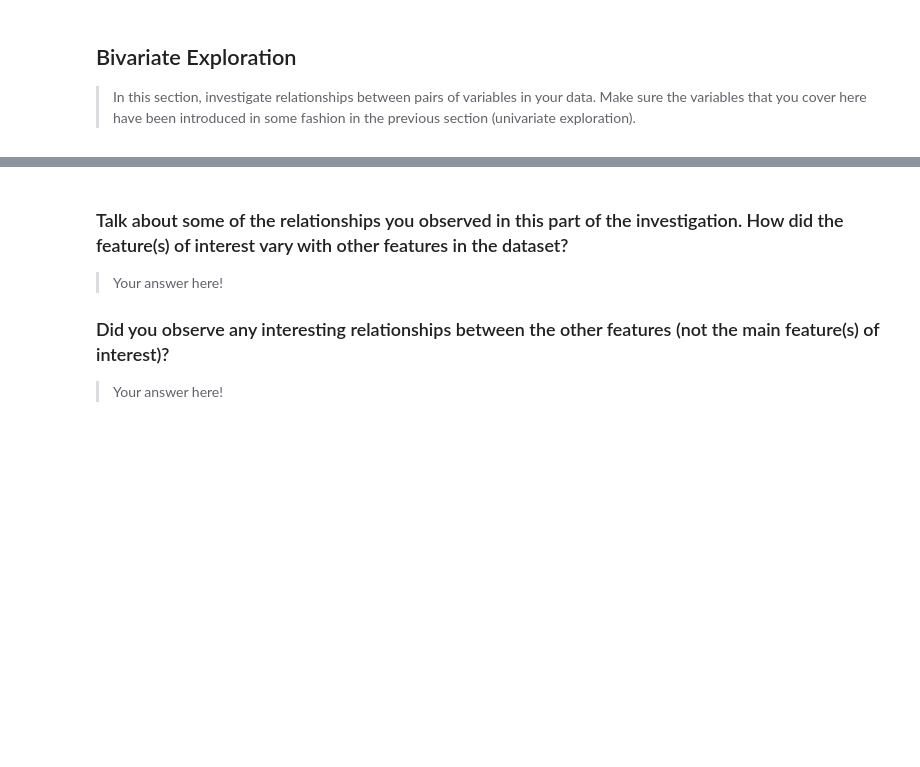
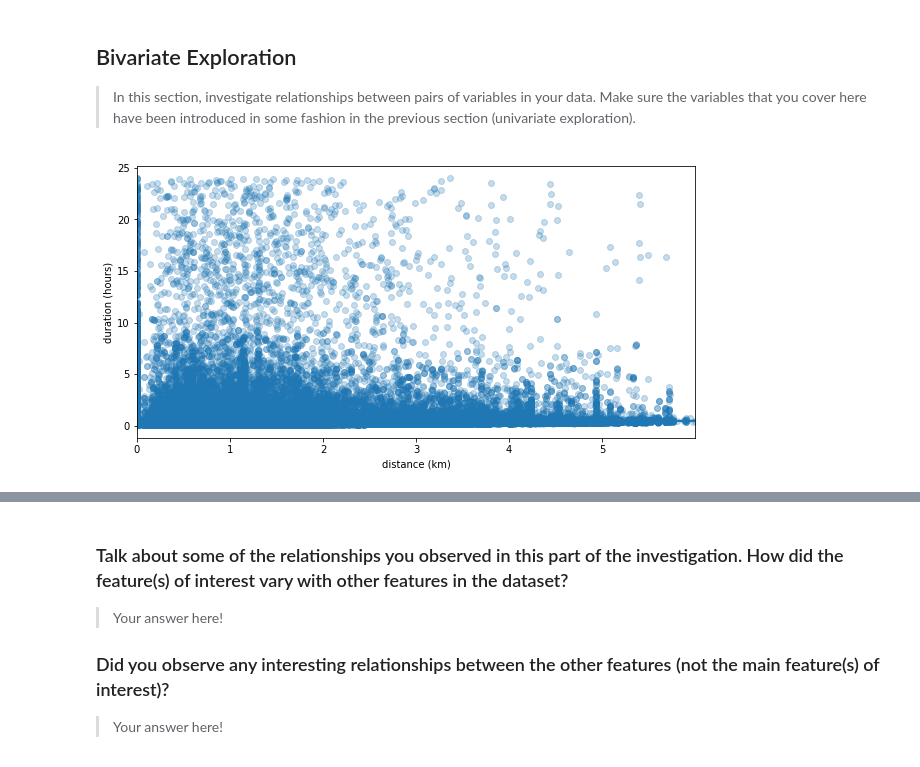
Before and after one commit to maggiekiraga/udacity-data-visualizations, a Jupyter notebook: exploratory_data_visualizations.ipynb, the cells around one changed output, grey strips where cells are left out. Cells and saved outputs as stored; diff of their text form; code cells hidden in the pictures; blank space fills up the shorter version.

```diff
--- a/exploratory_data_visualizations.ipynb
+++ b/exploratory_data_visualizations.ipynb
@@ -245,3 +335,12 @@ plt.show()
 > In this section, investigate relationships between pairs of variables in your
 data. Make sure the variables that you cover here have been introduced in some
 fashion in the previous section (univariate exploration).
+# %%
+plt.figure(figsize=(10,5))
+trip_data['duration_h'] = trip_data['duration_sec'] / 3600
+sb.regplot(data=trip_data, x='distance', y='duration_h', scatter_kws = {'alpha' : 0.25})
+plt.xlabel('distance (km)')
+plt.ylabel('duration (hours)')
+plt.show()
+# %% [output]
+[figure, added]
```
Also changed, not shown: parts of 14 cells of this notebook.
